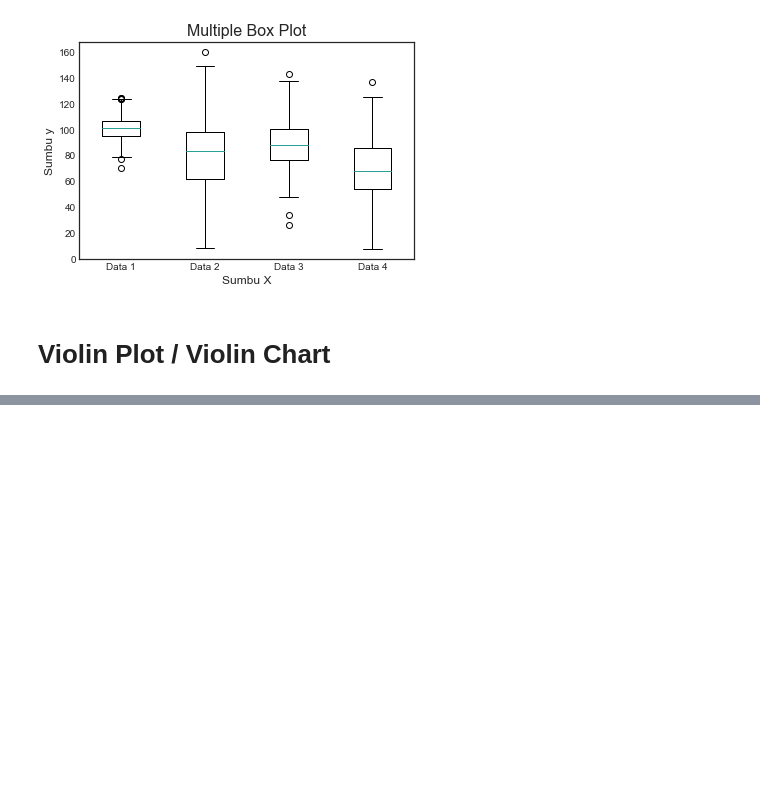
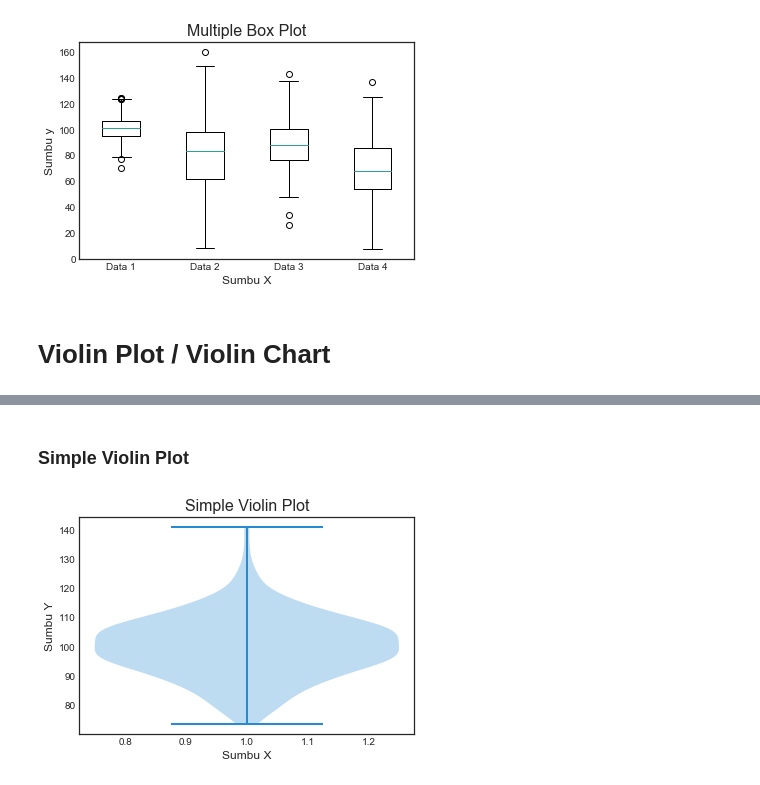
Before and after one commit to rshby/belajar_sendiri, a Jupyter notebook: Matplotlib.ipynb, the cells around one changed output, grey strips where cells are left out. Drawn from its saved outputs; the diff is of its cells as text; code cells hidden in the pictures; blank space fills up the shorter version.

Commit message:
Update Violin Plot

```diff
--- a/Matplotlib.ipynb
+++ b/Matplotlib.ipynb
@@ -827,4 +827,5 @@ plt.show()
 # Violin Plot / Violin Chart
 # %%
 np.random.seed(2)
-data = np.random.no
+data = np.random.normal(100, 10, 200)
+data
@@ -830,0 +850,12 @@ data = np.random.no
+# %% [markdown]
+### Simple Violin Plot
+# %%
+plt.violinplot(data)
+
+plt.title("Simple Violin Plot")
+plt.xlabel("Sumbu X")
+plt.ylabel("Sumbu Y")
+
+plt.show()
+# %% [output]
+[figure, added]
```
Also changed, not shown: parts of 3 cells of this notebook.
